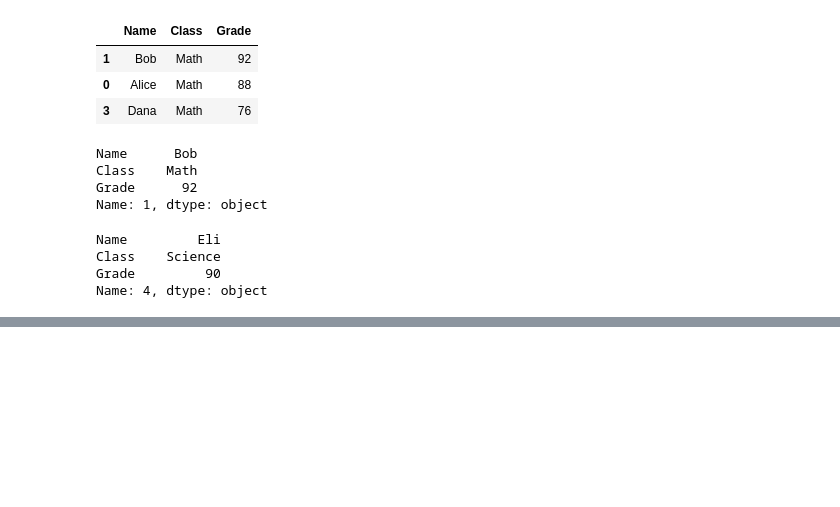
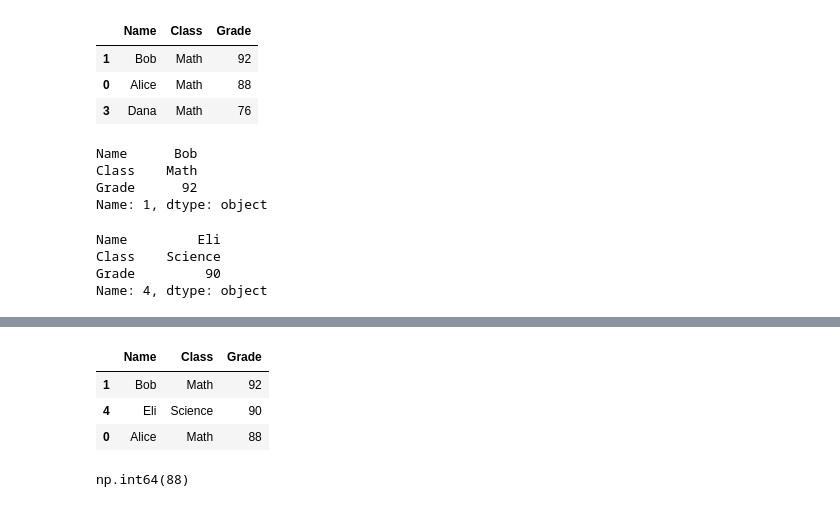
Before and after one commit to NAIT-SDEV1001-Winter2026/SDEV1001-A01-Examples, a Jupyter notebook: Untitled.ipynb, the cells around one changed output, grey strips where cells are left out. Cells and saved outputs as stored; diff of their text form; code cells hidden in the pictures; blank space fills up the shorter version.

```diff
--- a/Untitled.ipynb
+++ b/Untitled.ipynb
@@ -100,0 +120,13 @@ Name: 4, dtype: object
+# %%
+#first 3 rows of grades_sorted
+grades_sorted[:3]
+# %% [output]
+|  | Name | Class | Grade |
+| 1 | Bob | Math | 92 |
+| 4 | Eli | Science | 90 |
+| 0 | Alice | Math | 88 |
+# %%
+#just print the grade of the third hightest grade
+grades_sorted.iloc[2]["Grade"]
+# %% [output]
+np.int64(88)
```
Also changed, not shown: parts of 13 cells of this notebook.
